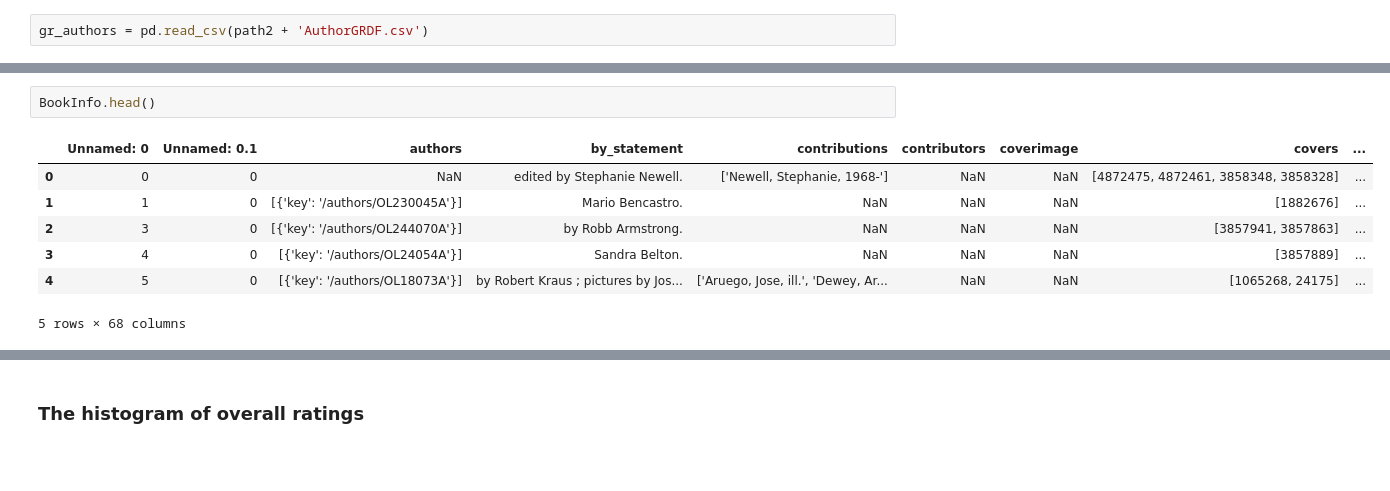
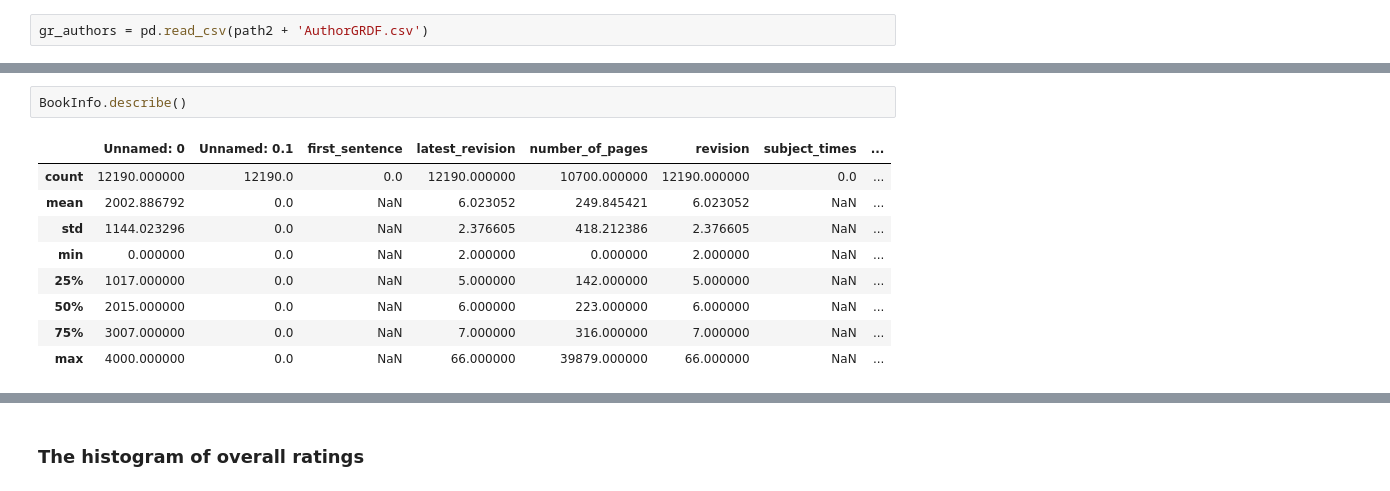
Before and after one commit to klitonandrea/BookRatings, a Jupyter notebook: Story telling with book ratings.ipynb, the cells around one changed output, grey strips where cells are left out. Drawn from its saved outputs; the diff is of its cells as text; blank space fills up the shorter version.

Commit message:
refactored and edited the title

```diff
--- a/Story telling with book ratings.ipynb
+++ b/Story telling with book ratings.ipynb
@@ -31,10 +36,12 @@ gr_authors = pd.read_csv(path2 + 'AuthorGRDF.csv')
 # %%
-BookInfo.head()
+BookInfo.describe()
 # %% [output]
-|  | Unnamed: 0 | Unnamed: 0.1 | authors | by_statement | contributions | contributors | coverimage | covers | ... |
-| 0 | 0 | 0 | NaN | edited by Stephanie Newell. | ['Newell, Stephanie, 1968-'] | NaN | NaN | [4872475, 4872461, 3858348, 3858328] | ... |
-| 1 | 1 | 0 | [{'key': '/authors/OL230045A'}] | Mario Bencastro. | NaN | NaN | NaN | [1882676] | ... |
-| 2 | 3 | 0 | [{'key': '/authors/OL244070A'}] | by Robb Armstrong. | NaN | NaN | NaN | [3857941, 3857863] | ... |
-| 3 | 4 | 0 | [{'key': '/authors/OL24054A'}] | Sandra Belton. | NaN | NaN | NaN | [3857889] | ... |
-| 4 | 5 | 0 | [{'key': '/authors/OL18073A'}] | by Robert Kraus ; pictures by Jos... | ['Aruego, Jose, ill.', 'Dewey, Ar... | NaN | NaN | [1065268, 24175] | ... |
+|  | Unnamed: 0 | Unnamed: 0.1 | first_sentence | latest_revision | number_of_pages | revision | subject_times | ... |
+| count | 12190.000000 | 12190.0 | 0.0 | 12190.000000 | 10700.000000 | 12190.000000 | 0.0 | ... |
+| mean | 2002.886792 | 0.0 | NaN | 6.023052 | 249.845421 | 6.023052 | NaN | ... |
+| std | 1144.023296 | 0.0 | NaN | 2.376605 | 418.212386 | 2.376605 | NaN | ... |
+| min | 0.000000 | 0.0 | NaN | 2.000000 | 0.000000 | 2.000000 | NaN | ... |
+| 25% | 1017.000000 | 0.0 | NaN | 5.000000 | 142.000000 | 5.000000 | NaN | ... |
+| 50% | 2015.000000 | 0.0 | NaN | 6.000000 | 223.000000 | 6.000000 | NaN | ... |
+| 75% | 3007.000000 | 0.0 | NaN | 7.000000 | 316.000000 | 7.000000 | NaN | ... |
+| max | 4000.000000 | 0.0 | NaN | 66.000000 | 39879.000000 | 66.000000 | NaN | ... |
-5 rows × 68 columns
```
Also changed, not shown: parts of 36 cells of this notebook.
